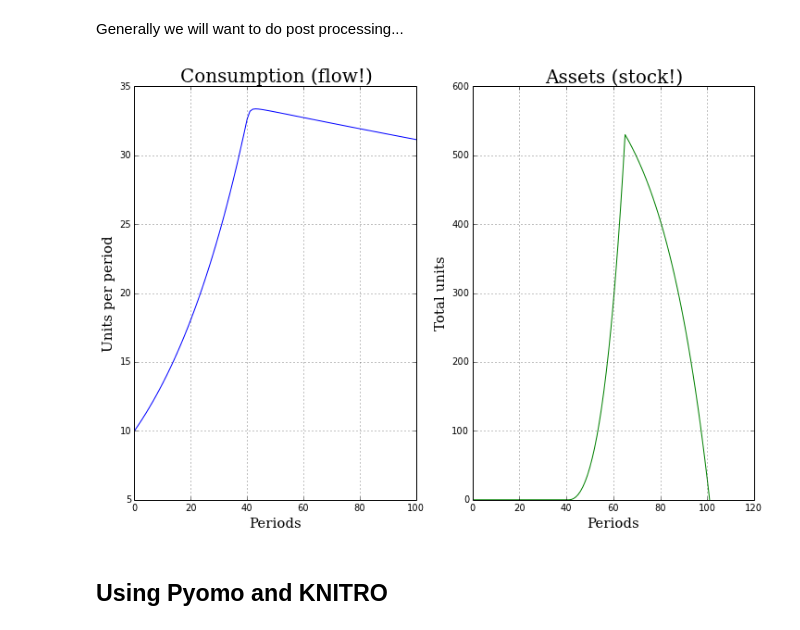
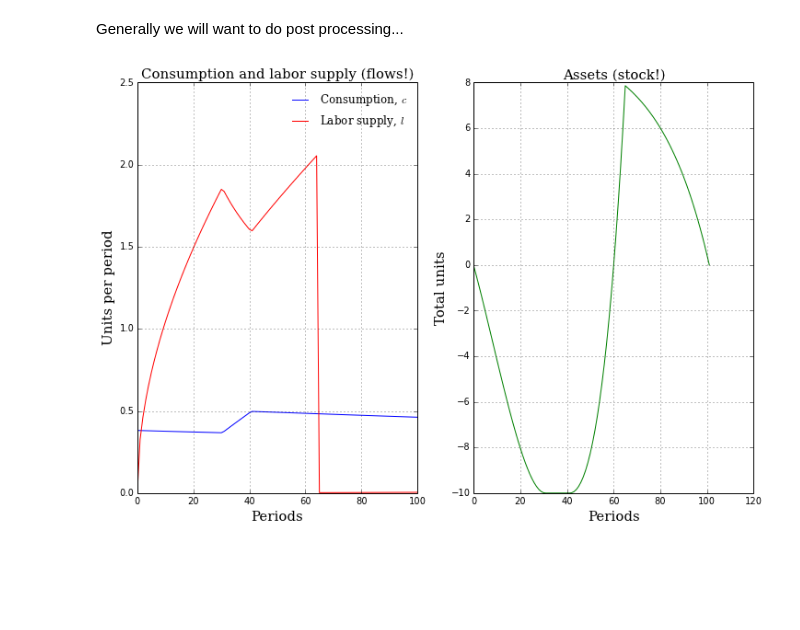
Before and after one commit to davidrpugh/zice-2014, a Jupyter notebook: optimization/Solving lifecycle problems with Pyomo.ipynb, the cells around one changed output. Drawn from its saved outputs; the diff is of its cells as text; code cells hidden in the pictures; blank space fills up the shorter version.

```diff
--- a/optimization/Solving lifecycle problems with Pyomo.ipynb
+++ b/optimization/Solving lifecycle problems with Pyomo.ipynb
@@ -432,38 +485,44 @@ Solve the model using `KNITRO` solver
 Generally we will want to do post processing...
 # %%
 stream = open("results.yml", 'r')
-lifecycle_results = yaml.load(stream)
+lifecycle_with_labor_results = yaml.load(stream)
 # %%
+stream = open("results.yml", 'r')
+lifecycle_with_labor_results = yaml.load(stream)
+
 # initial assets
 assets = [0.0]
 
 consumption = []
+labor_supply = []
 
 for t in range(101):
+
     if t > 0:
-        assets.append(lifecycle_results['Solution'][1]['Variable']['assets[%i]' %t]['Value'])
+        assets.append(lifecycle_with_labor_results['Solution'][1]['Variable']['assets[%i]' %t]['Value'])
 
-    consumption.append(lifecycle_results['Solution'][1]['Variable']['consumption[%i]' %t]['Value'])
+    consumption.append(lifecycle_with_labor_results['Solution'][1]['Variable']['consumption[%i]' %t]['Value'])
+    labor_supply.append(lifecycle_with_labor_results['Solution'][1]['Variable']['labor_supply[%i]' %t]['Value'])
 
 # terminal assets
 assets.append(0.0)
 # %%
 fig, axes = plt.subplots(1, 2, figsize=(12,8))
 
-axes[0].plot(range(101), consumption)
+axes[0].plot(range(101), consumption, color='b', label='Consumption, $c$')
+axes[0].plot(range(101), labor_supply, color='r', label='Labor supply, $l$')
 axes[0].set_xlabel('Periods', fontsize=15, family='serif')
 axes[0].set_ylabel('Units per period', fontsize=15, family='serif')
-axes[0].set_title('Consumption (flow!)', fontsize=20, family='serif')
+axes[0].set_title('Consumption and labor supply (flows!)', fontsize=15, family='serif')
 axes[0].grid()
+axes[0].legend(loc=0, frameon=False, prop={'family':'serif'})
 
 axes[1].plot(range(102), assets, color='g', label='Assets (stock)')
 axes[1].set_xlabel('Periods', fontsize=15, family='serif')
 axes[1].set_ylabel('Total units', fontsize=15, family='serif')
-axes[1].set_title('Assets (stock!)', fontsize=20, family='serif')
+axes[1].set_title('Assets (stock!)', fontsize=15, family='serif')
 axes[1].grid()
 
 plt.show()
 # %% [output]
-[figure, old version]
+[figure, new version]
-# %% [markdown]
-## Using Pyomo and KNITRO
```
Also changed, not shown: parts of 28 cells of this notebook, 19 other files.
